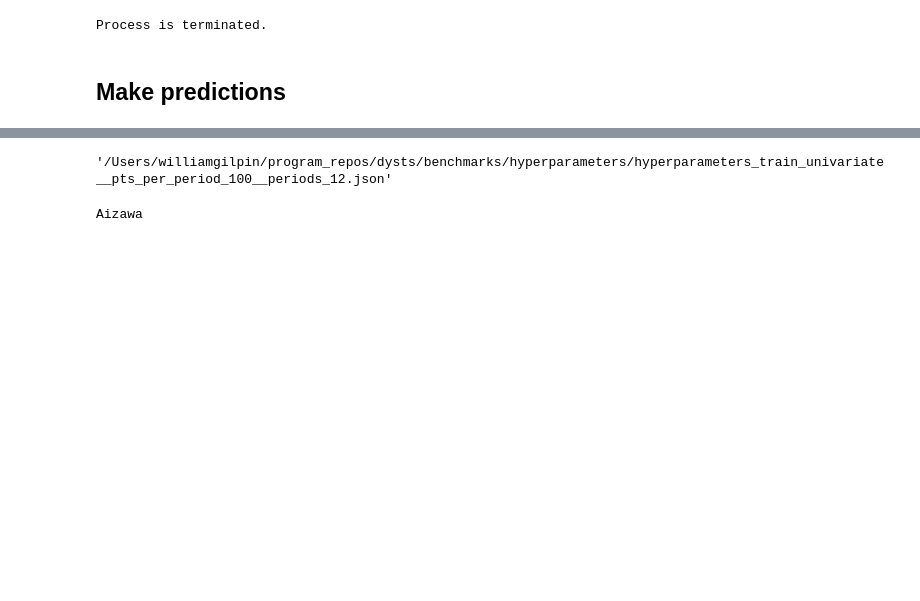
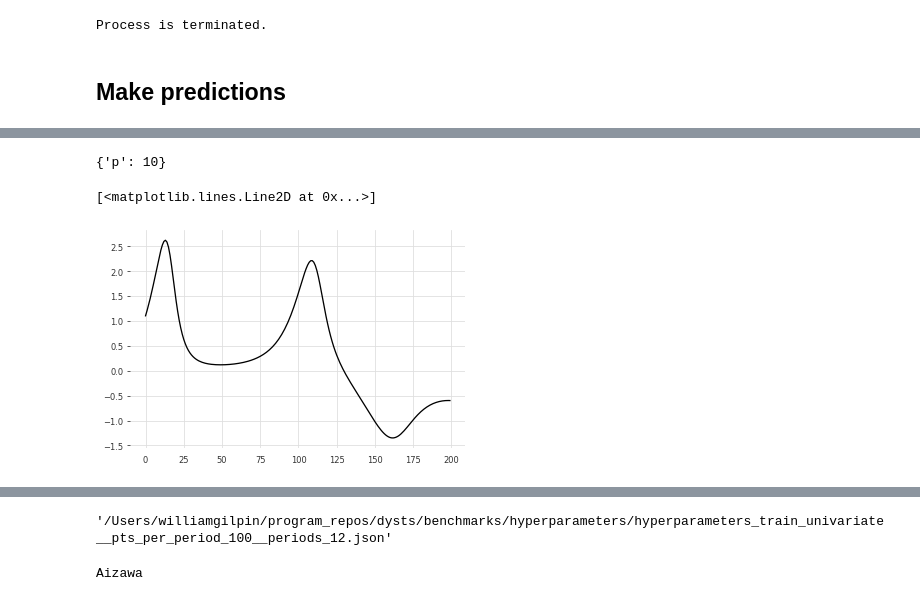
Before and after one commit to williamgilpin/dysts, a Jupyter notebook: benchmarks/forecasting_benchmarks.ipynb, the cells around one changed output, grey strips where cells are left out. Saved outputs shown, nothing was run; the diff lists cells and outputs as text; code cells hidden in the pictures; blank space fills up the shorter version.

```diff
--- a/benchmarks/forecasting_benchmarks.ipynb
+++ b/benchmarks/forecasting_benchmarks.ipynb
@@ -47,3 +62,12 @@ Process is terminated.
+# %%
+all_hyperparams["SprottD"]["ARIMA"]
+# %% [output]
+{'p': 10}
+# %%
+plt.plot(data_dynamics["Bouali"]["values"][-200:])
+# %% [output]
+[<matplotlib.lines.Line2D at 0x...>]
+[figure, added]
 # %%
 import os
 import json
```
Also changed, not shown: parts of 4 cells of this notebook, 5 other files.
